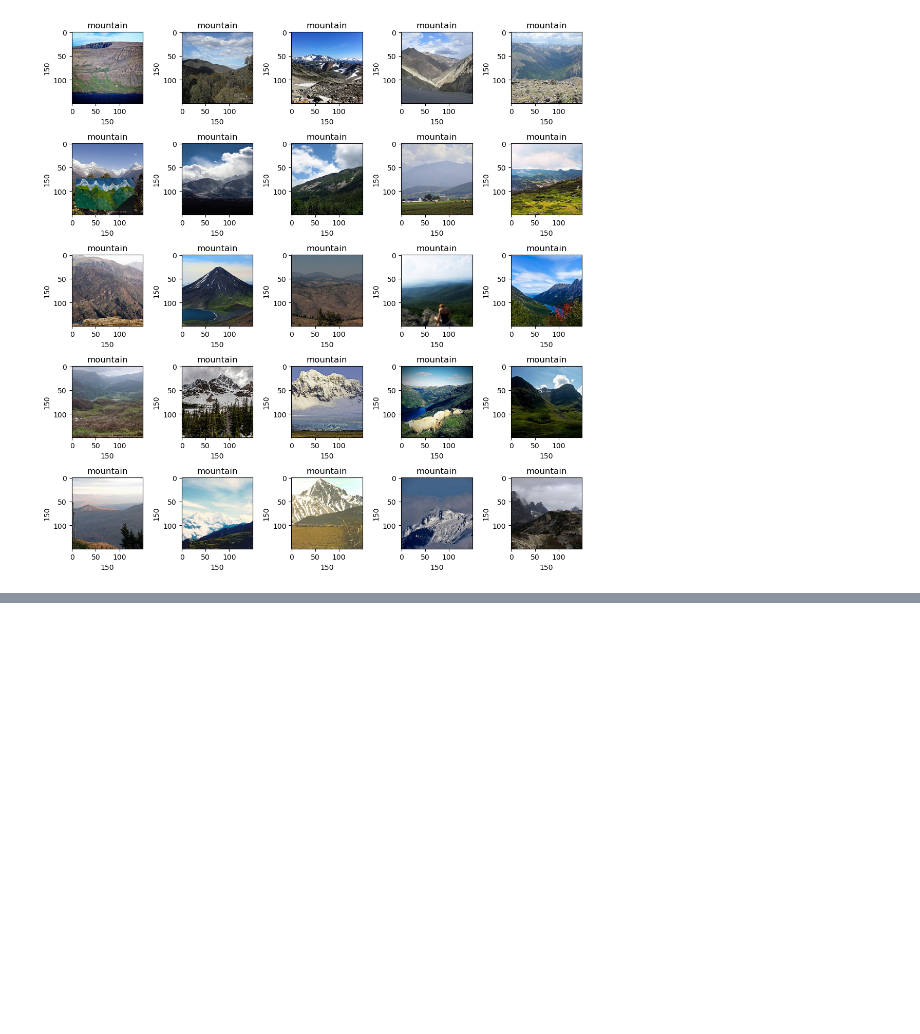
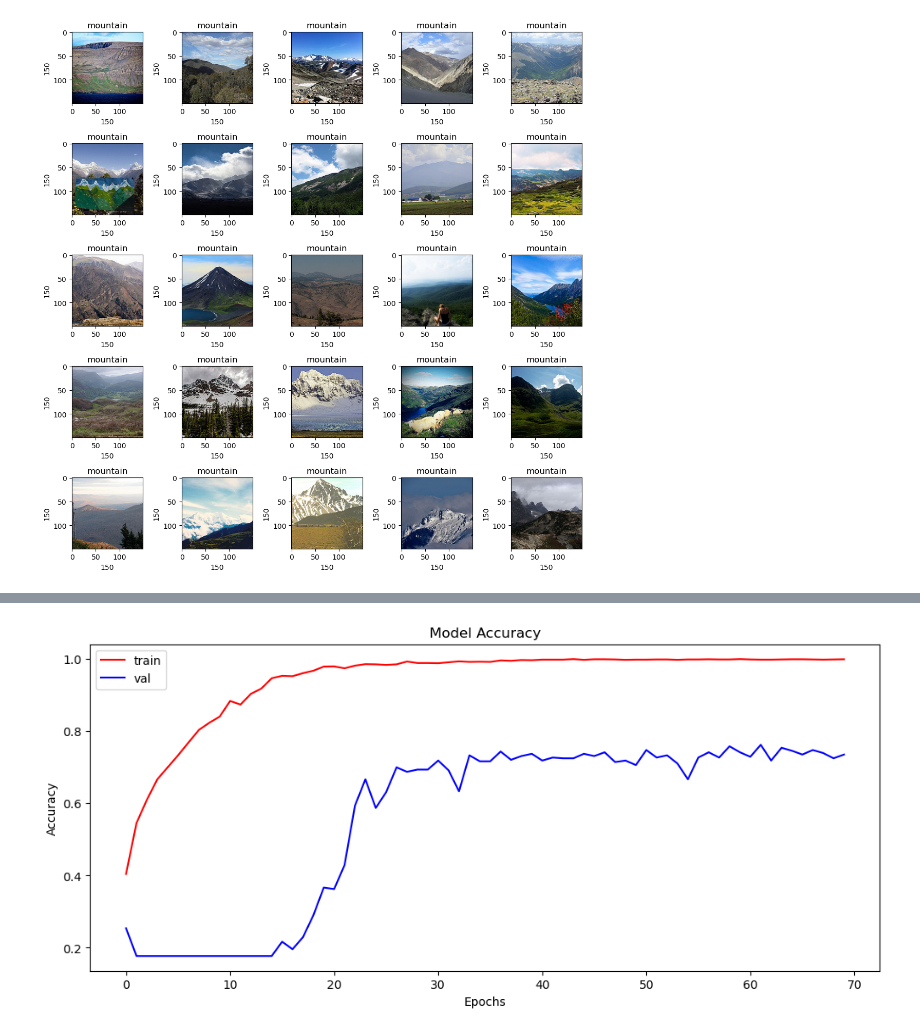
Before and after one commit to BMMUGOMBA/120-DATA-SCIENCE-PROJECTS, a Jupyter notebook: Intel_Image_Classification.ipynb, the cells around one changed output, grey strips where cells are left out. Saved outputs shown, nothing was run; the diff lists cells and outputs as text; code cells hidden in the pictures; blank space fills up the shorter version.

Commit message:
notebook complete model done

```diff
--- a/Intel_Image_Classification.ipynb
+++ b/Intel_Image_Classification.ipynb
@@ -49,0 +93,6 @@ image_list, label_list = [], []
+# %%
+# Binarizing labels
+lb = LabelBinarizer()
+y_train = lb.fit_transform(y_train)
+y_test = lb.fit_transform(y_test)
+print(lb.classes_)
@@ -49,0 +101,3 @@ image_list, label_list = [], []
+# %%
+# Splitting the training data set into training and validation data sets
+x_train, x_val, y_train, y_val = train_test_split(x_train, y_train, test_size = 0.2)
@@ -49,0 +166,8 @@ image_list, label_list = [], []
+# %%
+# Compiling model
+model.compile(loss = 'categorical_crossentropy', optimizer = Adam(0.0005),metrics=['accuracy'])
+# %%
+# Training the model
+epochs = 70
+batch_size = 128
+history = model.fit(x_train, y_train, batch_size = batch_size, epochs = epochs, validation_data = (x_val, y_val))
@@ -49,0 +197,12 @@ image_list, label_list = [], []
+# %%
+#Plot the training history
+plt.figure(figsize=(12, 5))
+plt.plot(history.history['accuracy'], color='r')
+plt.plot(history.history['val_accuracy'], color='b')
+plt.title('Model Accuracy')
+plt.ylabel('Accuracy')
+plt.xlabel('Epochs')
+plt.legend(['train', 'val'])
+plt.show()
+# %% [output]
+[figure, added]
```
Also changed, not shown: parts of 15 cells of this notebook.
